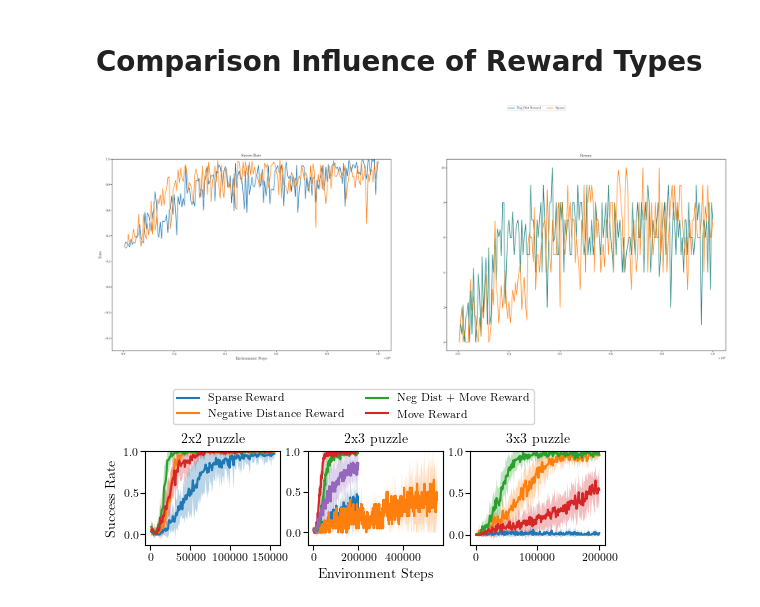
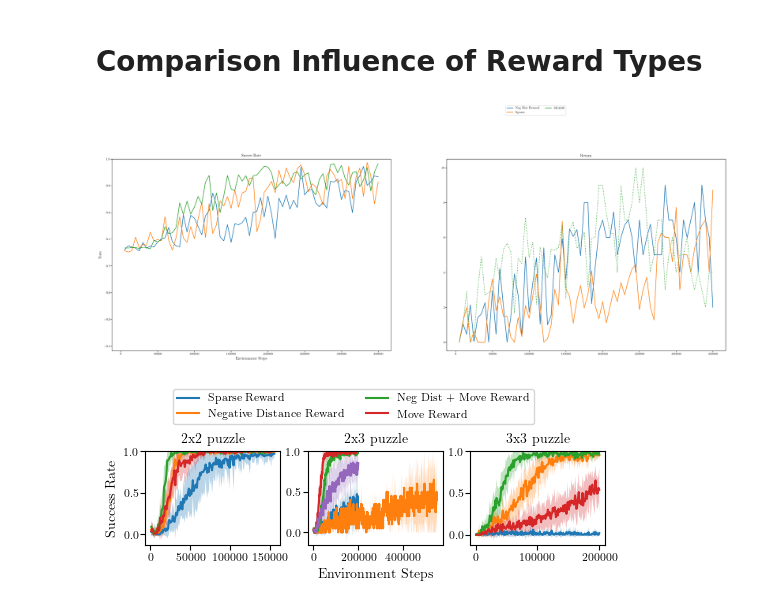
Before and after one commit to rosa-wolf/Multi-Phase-Skill-Learning-SlidingPuzzle, a Jupyter notebook: eval_data.ipynb, the cells around one changed output. Cells and saved outputs as stored; diff of their text form; code cells hidden in the pictures.

```diff
--- a/eval_data.ipynb
+++ b/eval_data.ipynb
@@ -3604,20 +102,25 @@ timesteps
 # %% [markdown]
 # **Comparison of parallel training**
 # %%
-shaping_2x3 = ["/home/rosa/Documents/Uni/Masterarbeit/checkpoints_2902/parallel2x3_num_skills3_sparseFalse_relabelingFalse_priorbufferFalse/evaluations.npz"]
+shaping_2x3 = ["/home/rosa/Documents/Uni/Masterarbeit/checkpoints_0229/parallel2x3_num_skills3_sparseFalse_relabelingFalse_priorbufferFalse/evaluations.npz"]
 
-prior_2x3 = ["/home/rosa/Documents/Uni/Masterarbeit/checkpoints_2902/parallel2x3-prior_num_skills3_sparseFalse_relabelingFalse_priorbufferTrue/evaluations.npz"]
+prior_2x3 = ["/home/rosa/Documents/Uni/Masterarbeit/checkpoints_0229/parallel2x3-prior_num_skills3_sparseFalse_relabelingFalse_priorbufferTrue/evaluations.npz"]
 
-relabel_2x3 = ["/home/rosa/Documents/Uni/Masterarbeit/checkpoints_2902/parallel2x3-relabel_num_skills3_sparseFalse_relabelingTrue_priorbufferFalse/evaluations.npz"]
+relabel_2x3 = ["/home/rosa/Documents/Uni/Masterarbeit/checkpoints_0229/parallel2x3-relabel_num_skills3_sparseFalse_relabelingTrue_priorbufferFalse/evaluations.npz"]
 
 
-sparse_2x3 = ["/home/rosa/Documents/Uni/Masterarbeit/checkpoints/parallel2x3_num_skills3_sparseTrue_relabelingFalse_priorbufferFalse/evaluations.npz"]
-sparse_prior_2x3 = ["/home/rosa/Documents/Uni/Masterarbeit/checkpoints/parallel2x3-prior_num_skills3_sparseTrue_relabelingFalse_priorbufferTrue/evaluations.npz"]
-sparse_relabel_2x3 = ["/home/rosa/Documents/Uni/Masterarbeit/checkpoints/parallel2x3-relabel_num_skills3_sparseTrue_relabelingTrue_priorbufferFalse/evaluations.npz"]
+seads_2x3 = ["/home/rosa/Documents/Uni/Masterarbeit/checkpoints/parallelseads_2x3_gradsteps-1_num_skills3_sparseFalse_relabelingFalse_priorbufferFalse/evaluations.npz"]
+
+
+sparse_2x3 = ["/home/rosa/Documents/Uni/Masterarbeit/checkpoints_0301/parallel2x3_num_skills3_sparseTrue_relabelingFalse_priorbufferFalse/evaluations.npz"]
+sparse_prior_2x3 = ["/home/rosa/Documents/Uni/Masterarbeit/checkpoints_0301/parallel2x3-prior_num_skills3_sparseTrue_relabelingFalse_priorbufferTrue/evaluations.npz"]
+sparse_relabel_2x3 = ["/home/rosa/Documents/Uni/Masterarbeit/checkpoints_0302/parallel2x3-relabel_num_skills3_sparseTrue_relabelingTrue_priorbufferFalse/evaluations.npz"]
 # %%
 x = np.load(shaping_2x3[0], mmap_mode='r')["timesteps"]
-idx = np.where(x <= 1000000)
+idx = np.where(x <= 350000)
 x = x[idx]
+
+returns_seads_2x3, succ_seads_2x3 = gather_data(seads_2x3, x, idx)
 
 returns_shaping_2x3, succ_shaping_2x3 = gather_data(shaping_2x3, x, idx)
 returns_prior_2x3, succ_prior_2x3 = gather_data(prior_2x3, x, idx)
@@ -3626,6 +129,8 @@ returns_relabel_2x3, succ_relabel_2x3 = gather_data(relabel_2x3, x, idx)
 returns_sparse_2x3, succ_sparse_2x3 = gather_data(sparse_2x3, x, idx)
 returns_sparse_prior_2x3, succ_sparse_prior_2x3 = gather_data(sparse_prior_2x3, x, idx)
 returns_sparse_relabel_2x3, succ_sparse_relabel_2x3 = gather_data(sparse_relabel_2x3, x, idx)
+
+mean_succ_seads_2x3, std_succ_seads_2x3 = compute_mean_std(succ_seads_2x3)
 
 mean_succ_shaping_2x3, std_succ_shaping_2x3 = compute_mean_std(succ_shaping_2x3)
 mean_succ_prior_2x3, std_succ_prior_2x3 = compute_mean_std(succ_prior_2x3)
@@ -3656,39 +161,42 @@ ax[0].fill_between(x, mean_succ_shaping_2x3 + std_succ_shaping_2x3, mean_succ_sh
 
 ax[0].plot(x, mean_succ_sparse_2x3, label="Sparse")
 ax[0].fill_between(x, mean_succ_sparse_2x3 + std_succ_sparse_2x3, mean_succ_sparse_2x3 - std_succ_sparse_2x3, alpha=0.3)
+
+ax[0].plot(x, mean_succ_seads_2x3, label="SEADS")
+ax[0].fill_between(x, mean_succ_seads_2x3 + std_succ_sparse_2x3, mean_succ_seads_2x3 - std_succ_seads_2x3, alpha=0.3)
 
 #ax[0].plot(x, mean_succ_sparse_prior_2x3, label="Sparse + Prior Buffer")
 #ax[0].fill_between(x, mean_succ_sparse_prior_2x3 + std_succ_sparse_prior_2x3, mean_succ_sparse_prior_2x3 - std_succ_sparse_prior_2x3, alpha=0.3)
 #
 #ax[0].plot(x, mean_succ_sparse_relabel_2x3, ':', label="Sparse + Relabeling")
 #ax[0].fill_between(x, mean_succ_sparse_relabel_2x3 + std_succ_sparse_relabel_2x3, mean_succ_sparse_relabel_2x3 - std_succ_sparse_relabel_2x3, alpha=0.3)
 #
 ax[1].plot(x, mean_return_sparse_2x3, label="Sparse")
 ax[1].fill_between(x, mean_return_sparse_2x3 + std_return_sparse_2x3, mean_return_sparse_2x3 - std_return_sparse_2x3, alpha=0.3)
 
 ax[1].plot(x, mean_return_sparse_prior_2x3, label="Sparse + Prior Buffer")
 ax[0].fill_between(x, mean_return_sparse_prior_2x3 + std_return_sparse_prior_2x3, mean_return_sparse_prior_2x3 - std_return_sparse_prior_2x3, alpha=0.3)
 
 ax[1].plot(x, mean_return_sparse_relabel_2x3, ':', label="Sparse + Relabeling")
 ax[1].fill_between(x, mean_return_sparse_relabel_2x3 + std_return_sparse_relabel_2x3, mean_return_sparse_relabel_2x3 - std_return_sparse_relabel_2x3, alpha=0.3)
 
 
 
 ax[0].set_ylim(top=1.)
 ax[0].set_title("Succes Rate")
 
 ax[1].set_title("Return")
 
 ax[0].set_xlabel('Environment Steps')
 ax[0].set_ylabel('Rate')
 handles, labels = ax[0].get_legend_handles_labels()
 fig.legend(handles, labels, ncol=2, bbox_to_anchor=(0.7,1.1))
 plt.savefig("Comparison-Reward_Shaping.pdf",
             bbox_inches='tight', dpi=plt.gcf().dpi)#,
             #dpi=1000)
 plt.show()
 # %% [output]
-[figure, old version]
+[figure, new version]
 # %%
 path_negdist_2x2_8skills = ["/home/rosa/Documents/Uni/Masterarbeit/checkpoints_predefined/2x2/2x2_8skills_predefined_neg_distTrue_movementFalse_sparseFalse_seed123456/evaluations.npz",
                     "/home/rosa/Documents/Uni/Masterarbeit/checkpoints_predefined/2x2/2x2_8skills_predefined_neg_distTrue_movementFalse_sparseFalse_seed126224/evaluations.npz",
```
Also changed, not shown: parts of 2 cells of this notebook, 15 other files.
